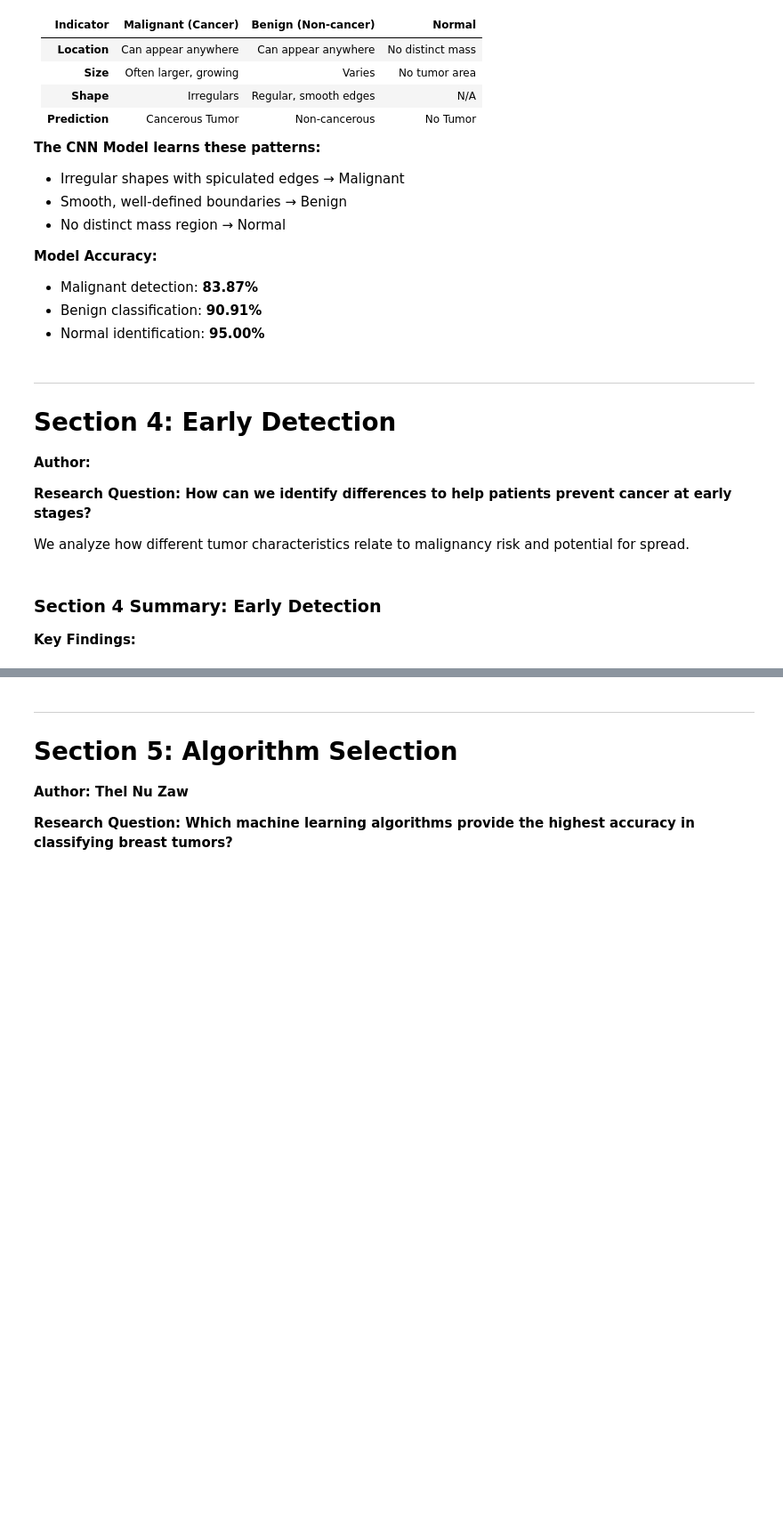
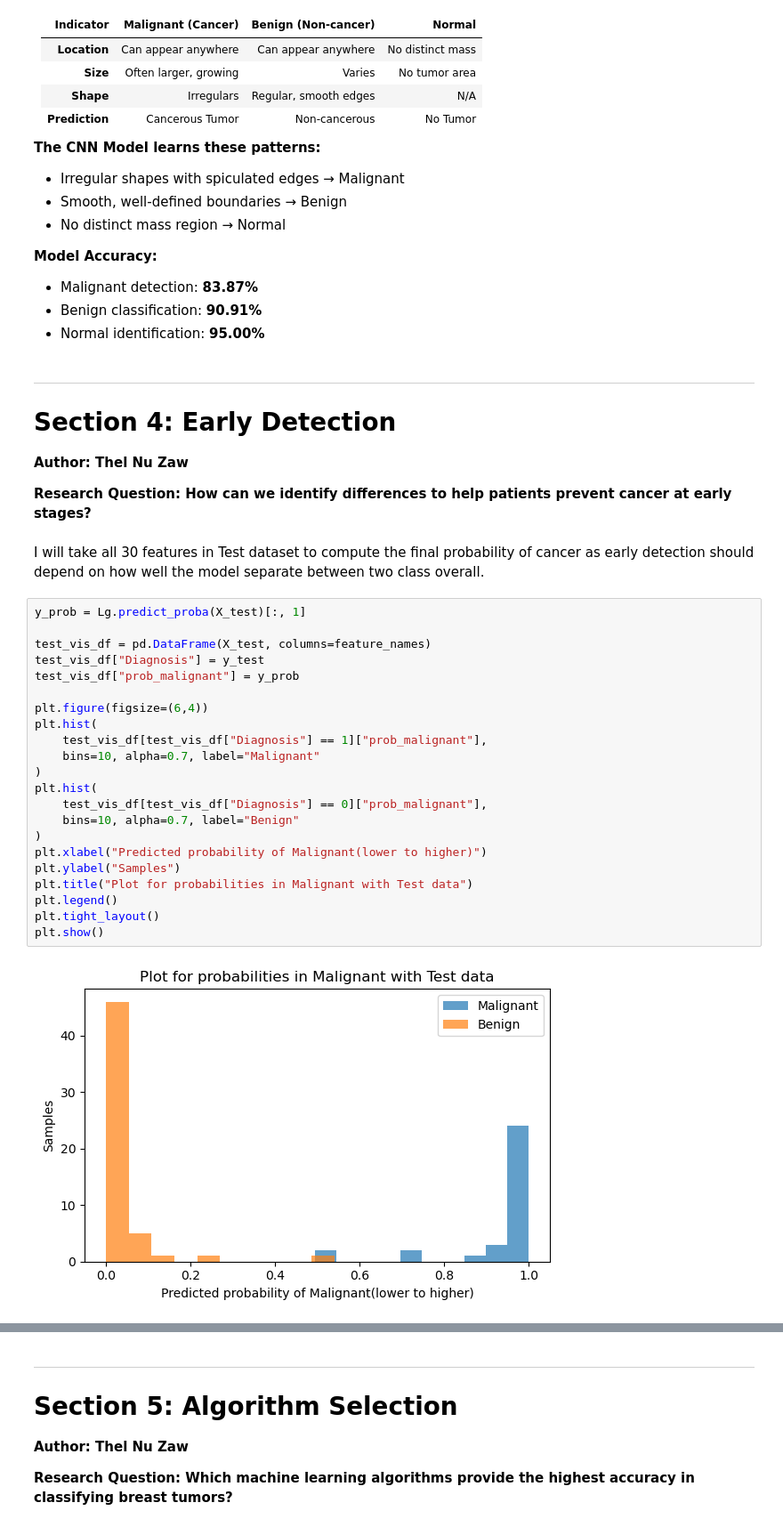
Before and after one commit to QMay17/CS171-Machine-Learning-Project, a Jupyter notebook: notebooks/analysis_and_visualization.ipynb, the cells around one changed output, grey strips where cells are left out. Shown at 89% size. Saved outputs shown, nothing was run; the diff lists cells and outputs as text; blank space fills up the shorter version.

Commit message:
model analysis

```diff
--- a/notebooks/analysis_and_visualization.ipynb
+++ b/notebooks/analysis_and_visualization.ipynb
@@ -396,12 +495,32 @@ The analysis above demonstrates the key indicators used to identify cancerous tu
 # %% [markdown]
 ---
 # Section 4: Early Detection
-**Author:**
+**Author: Thel Nu Zaw**
 
 **Research Question: How can we identify differences to help patients prevent cancer at early stages?**
-
-We analyze how different tumor characteristics relate to malignancy risk and potential for spread.
-# %% [markdown]
-### Section 4 Summary: Early Detection
-
-**Key Findings:**
+# %% [markdown]
+I will take all 30 features in Test dataset to compute the final probability of cancer as early detection should depend on how well the model separate between two class overall.
+# %%
+y_prob = Lg.predict_proba(X_test)[:, 1]
+
+test_vis_df = pd.DataFrame(X_test, columns=feature_names)
+test_vis_df["Diagnosis"] = y_test
+test_vis_df["prob_malignant"] = y_prob
+
+plt.figure(figsize=(6,4))
+plt.hist(
+    test_vis_df[test_vis_df["Diagnosis"] == 1]["prob_malignant"],
+    bins=10, alpha=0.7, label="Malignant"
+)
+plt.hist(
+    test_vis_df[test_vis_df["Diagnosis"] == 0]["prob_malignant"],
+    bins=10, alpha=0.7, label="Benign"
+)
+plt.xlabel("Predicted probability of Malignant(lower to higher)")
+plt.ylabel("Samples")
+plt.title("Plot for probabilities in Malignant with Test data")
+plt.legend()
+plt.tight_layout()
+plt.show()
+# %% [output]
+[figure, added]
```
Also changed, not shown: parts of 15 cells of this notebook, 1 other file.
